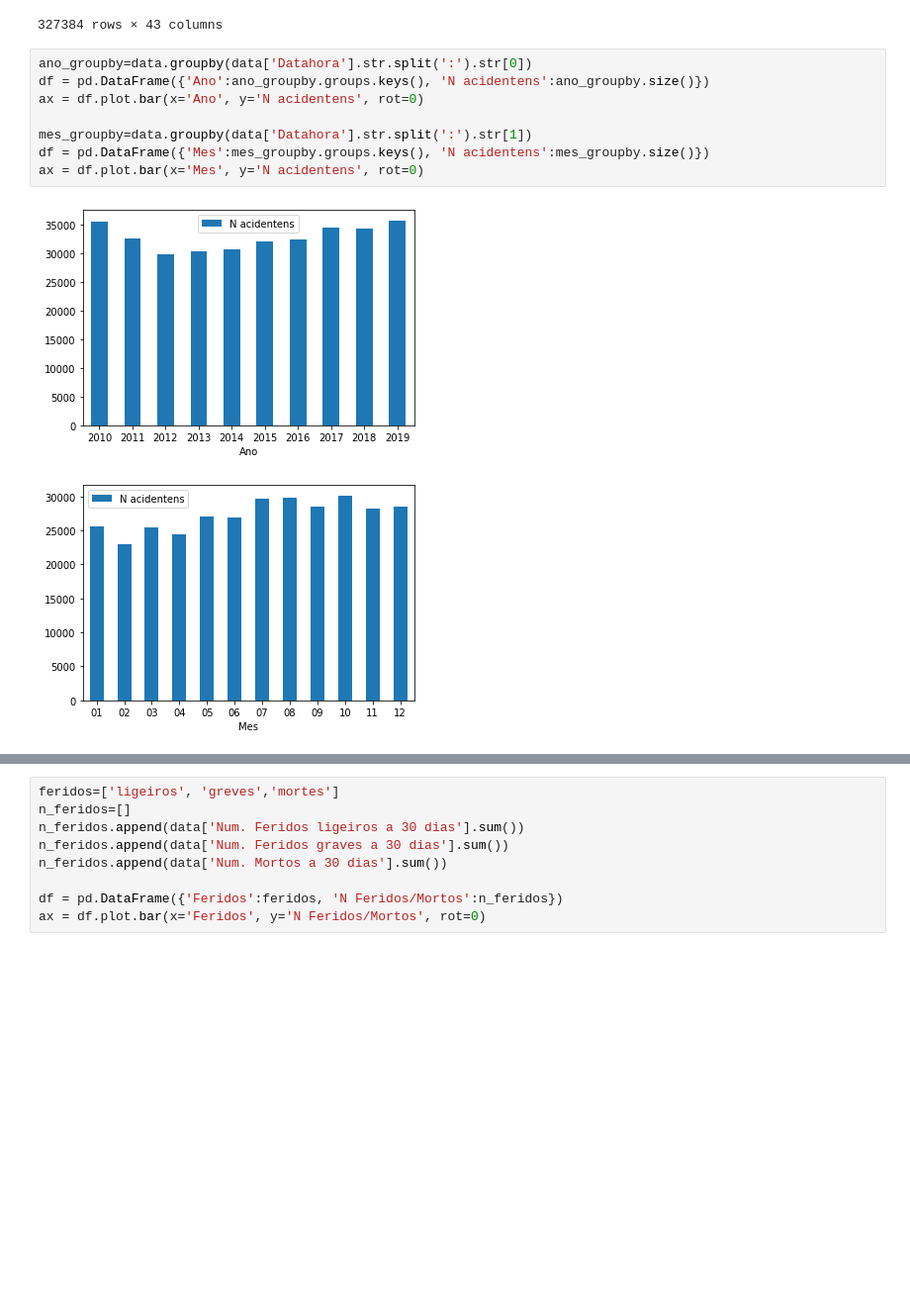
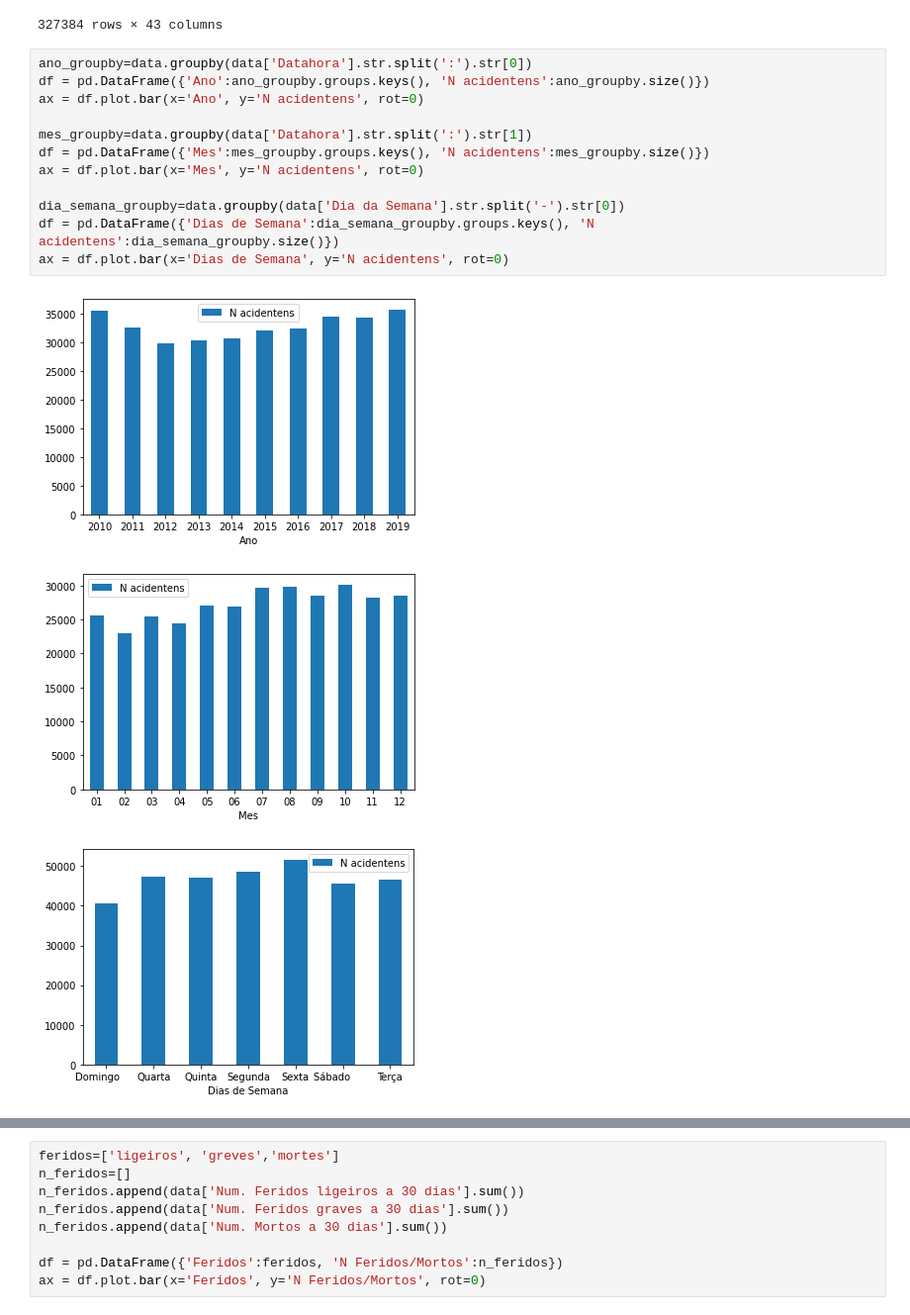
Before and after one commit to mrdso2-iscte/IAA_PROJECT, a Jupyter notebook: IAA.ipynb, the cells around one changed output, grey strips where cells are left out. Shown: that part at 99% size. Cells and saved outputs as stored; diff of their text form; blank space fills up the shorter version.

```diff
--- a/IAA.ipynb
+++ b/IAA.ipynb
@@ -55,11 +56,16 @@ data
 # %%
 ano_groupby=data.groupby(data['Datahora'].str.split(':').str[0])
 df = pd.DataFrame({'Ano':ano_groupby.groups.keys(), 'N acidentens':ano_groupby.size()})
 ax = df.plot.bar(x='Ano', y='N acidentens', rot=0)
 
 mes_groupby=data.groupby(data['Datahora'].str.split(':').str[1])
 df = pd.DataFrame({'Mes':mes_groupby.groups.keys(), 'N acidentens':mes_groupby.size()})
 ax = df.plot.bar(x='Mes', y='N acidentens', rot=0)
+
+dia_semana_groupby=data.groupby(data['Dia da Semana'].str.split('-').str[0])
+df = pd.DataFrame({'Dias de Semana':dia_semana_groupby.groups.keys(), 'N acidentens':dia_semana_groupby.size()})
+ax = df.plot.bar(x='Dias de Semana', y='N acidentens', rot=0)
 # %% [output]
 [figure]
 [figure]
+[figure, added]
```
Also changed, not shown: parts of 2 cells of this notebook.
